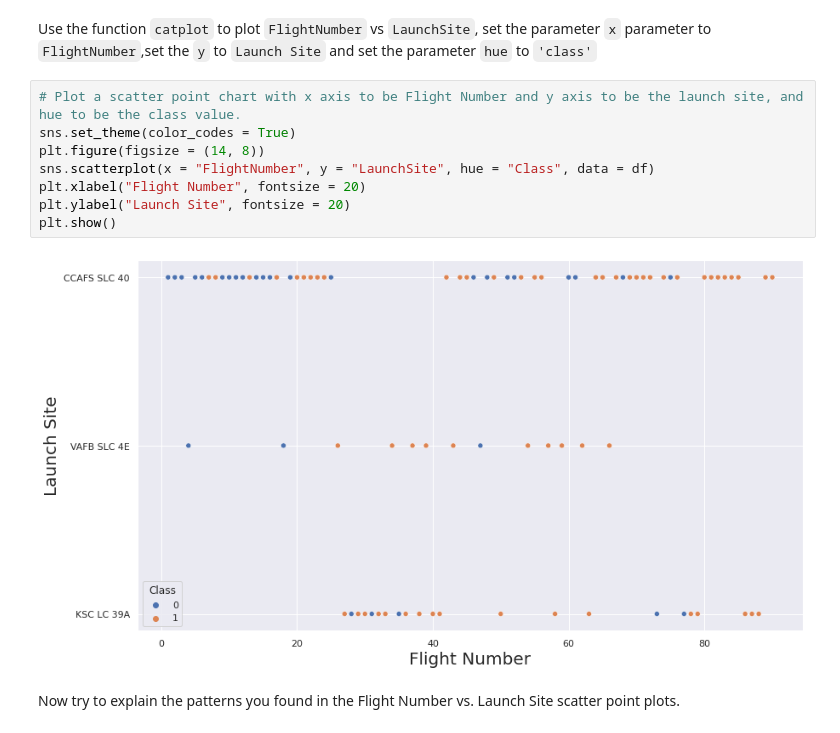
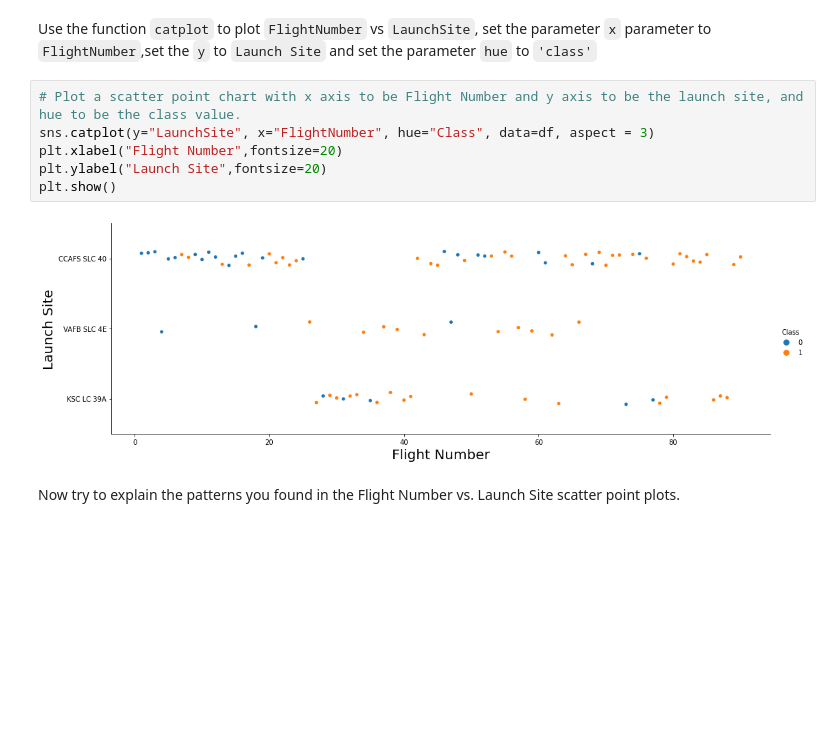
Before and after one commit to dalerpulatov/IBM-Data-Science-Professional-Certificate, a Jupyter notebook: Final Assignment SpaceX EDA with Visualization.ipynb, the cells around one changed output. Drawn from its saved outputs; the diff is of its cells as text; blank space fills up the shorter version.

```diff
--- a/Final Assignment SpaceX EDA with Visualization.ipynb
+++ b/Final Assignment SpaceX EDA with Visualization.ipynb
@@ -70,14 +70,12 @@ Next, let's drill down to each site visualize its detailed launch records.
 Use the function <code>catplot</code> to plot <code>FlightNumber</code> vs <code>LaunchSite</code>, set the  parameter <code>x</code>  parameter to <code>FlightNumber</code>,set the  <code>y</code> to <code>Launch Site</code> and set the parameter <code>hue</code> to <code>'class'</code>
 # %%
 # Plot a scatter point chart with x axis to be Flight Number and y axis to be the launch site, and hue to be the class value.
-sns.set_theme(color_codes = True)
-plt.figure(figsize = (14, 8))
-sns.scatterplot(x = "FlightNumber", y = "LaunchSite", hue = "Class", data = df)
-plt.xlabel("Flight Number", fontsize = 20)
-plt.ylabel("Launch Site", fontsize = 20)
+sns.catplot(y="LaunchSite", x="FlightNumber", hue="Class", data=df, aspect = 3)
+plt.xlabel("Flight Number",fontsize=20)
+plt.ylabel("Launch Site",fontsize=20)
 plt.show()
 # %% [output]
-[figure, old version]
+[figure, new version]
 # %% [markdown]
 Now try to explain the patterns you found in the Flight Number vs. Launch Site scatter point plots.
 # %% [markdown]
```
Also changed, not shown: parts of 1 cell of this notebook.
